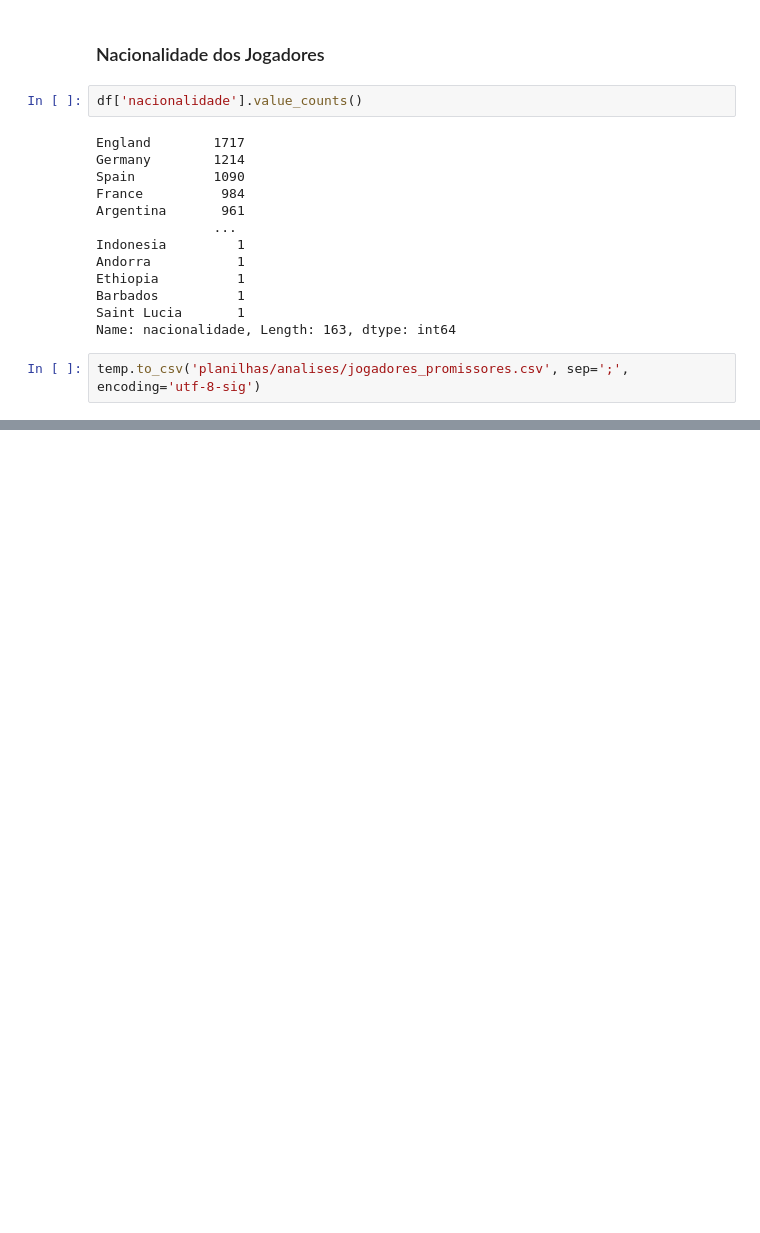
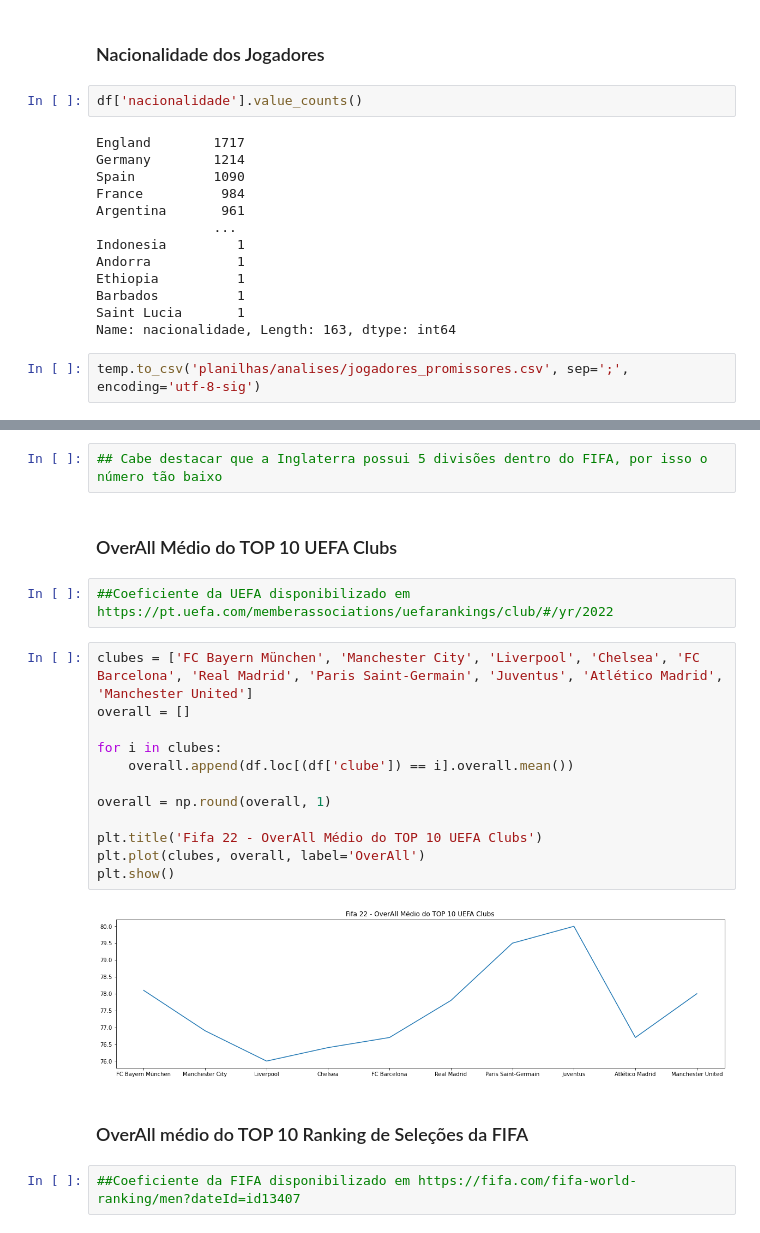
Before and after one commit to leovasc5/exploratory-analysis-of-FIFA-22-data, a Jupyter notebook: curiosidades.ipynb, the cells around one changed output, grey strips where cells are left out. Cells and saved outputs as stored; diff of their text form; blank space fills up the shorter version.

```diff
--- a/curiosidades.ipynb
+++ b/curiosidades.ipynb
@@ -208,0 +229,24 @@ plt.show()
+# %%
+## Cabe destacar que a Inglaterra possui 5 divisões dentro do FIFA, por isso o número tão baixo
+# %% [markdown]
+### OverAll Médio do TOP 10 UEFA Clubs
+# %%
+##Coeficiente da UEFA disponibilizado em https://pt.uefa.com/memberassociations/uefarankings/club/#/yr/2022
+# %%
+clubes = ['FC Bayern München', 'Manchester City', 'Liverpool', 'Chelsea', 'FC Barcelona', 'Real Madrid', 'Paris Saint-Germain', 'Juventus', 'Atlético Madrid', 'Manchester United']
+overall = []
+
+for i in clubes:
+    overall.append(df.loc[(df['clube']) == i].overall.mean())
+
+overall = np.round(overall, 1)
+
+plt.title('Fifa 22 - OverAll Médio do TOP 10 UEFA Clubs')
+plt.plot(clubes, overall, label='OverAll')
+plt.show()
+# %% [output]
+[figure, added]
+# %% [markdown]
+### OverAll médio do TOP 10 Ranking de Seleções da FIFA
+# %%
+##Coeficiente da FIFA disponibilizado em https://fifa.com/fifa-world-ranking/men?dateId=id13407
```
Also changed, not shown: parts of 16 cells of this notebook, 1 other file.
